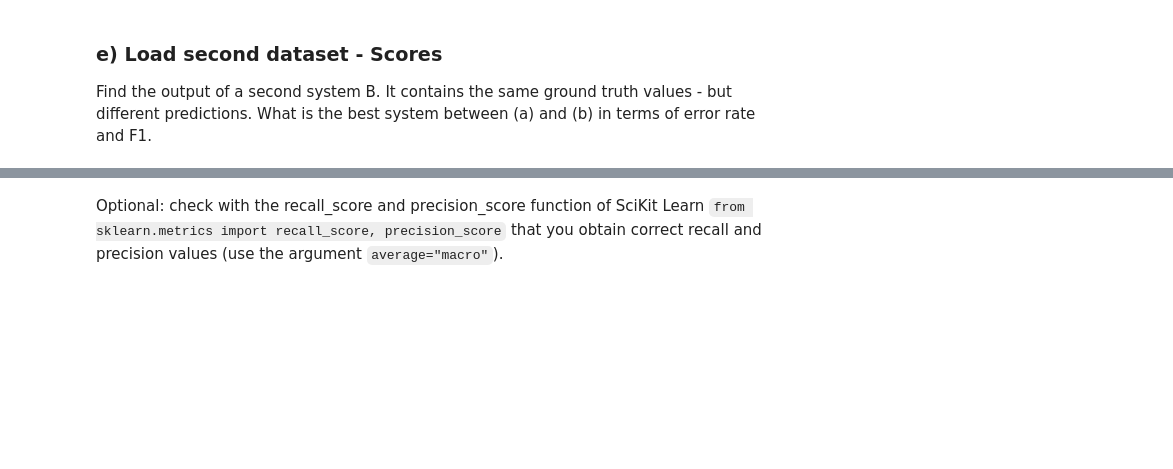
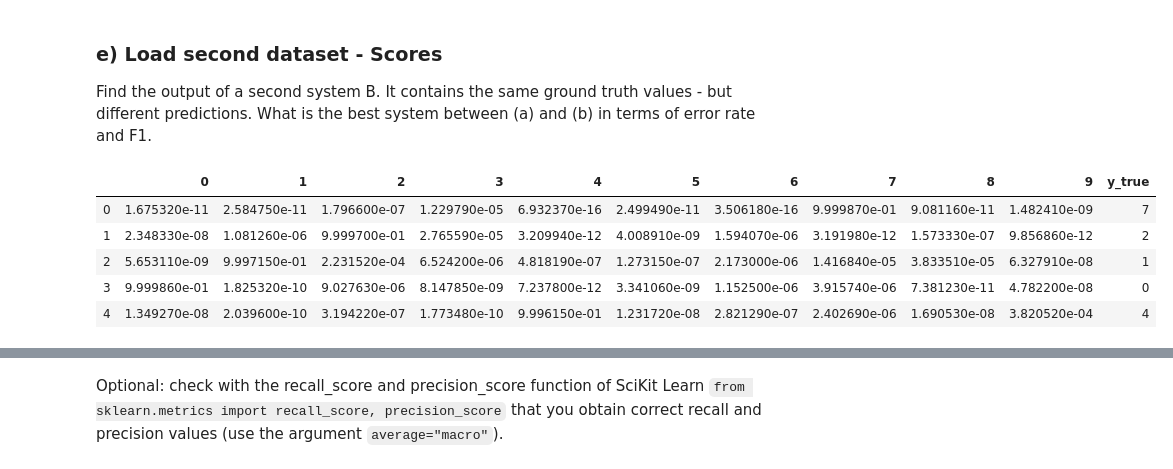
Before and after one commit to codax0r/mse-delearn, a Jupyter notebook: cre/w4-confusion_matrix_ex-stud.ipynb, the cells around one changed output, grey strips where cells are left out. Saved outputs shown, nothing was run; the diff lists cells and outputs as text; code cells hidden in the pictures; blank space fills up the shorter version.

```diff
--- a/cre/w4-confusion_matrix_ex-stud.ipynb
+++ b/cre/w4-confusion_matrix_ex-stud.ipynb
@@ -137,9 +170,16 @@ print('worst recall class : ', worst_class, '[',recalls[worst_class],']')
 Find the output of a second system B. It contains the same ground truth values - but different predictions.
 What is the best system between (a) and (b) in terms of error rate and F1.
 # %%
-datasetB = pd.read_csv('ex1-system-b.csv',names=['0','1','2','3','4','5','6','7','8','9','y_true','unused'], sep = ";")
+datasetB = pd.read_csv('../data/ex1-system-b.csv',names=['0','1','2','3','4','5','6','7','8','9','y_true','unused'], sep = ";")
 datasetB = datasetB.drop('unused', axis = 1) # drop the last colomn without any information in it.
 datasetB.head()
+# %% [output]
+|  | 0 | 1 | 2 | 3 | 4 | 5 | 6 | 7 | 8 | 9 | y_true |
+| 0 | 1.675320e-11 | 2.584750e-11 | 1.796600e-07 | 1.229790e-05 | 6.932370e-16 | 2.499490e-11 | 3.506180e-16 | 9.999870e-01 | 9.081160e-11 | 1.482410e-09 | 7 |
+| 1 | 2.348330e-08 | 1.081260e-06 | 9.999700e-01 | 2.765590e-05 | 3.209940e-12 | 4.008910e-09 | 1.594070e-06 | 3.191980e-12 | 1.573330e-07 | 9.856860e-12 | 2 |
+| 2 | 5.653110e-09 | 9.997150e-01 | 2.231520e-04 | 6.524200e-06 | 4.818190e-07 | 1.273150e-07 | 2.173000e-06 | 1.416840e-05 | 3.833510e-05 | 6.327910e-08 | 1 |
+| 3 | 9.999860e-01 | 1.825320e-10 | 9.027630e-06 | 8.147850e-09 | 7.237800e-12 | 3.341060e-09 | 1.152500e-06 | 3.915740e-06 | 7.381230e-11 | 4.782200e-08 | 0 |
+| 4 | 1.349270e-08 | 2.039600e-10 | 3.194220e-07 | 1.773480e-10 | 9.996150e-01 | 1.231720e-08 | 2.821290e-07 | 2.402690e-06 | 1.690530e-08 | 3.820520e-04 | 4 |
 # %%
 y_true = datasetB['y_true'].values
 y_scores_B = datasetB[classes_name].values   #isolate the matrix of scores
```
Also changed, not shown: parts of 15 cells of this notebook.
